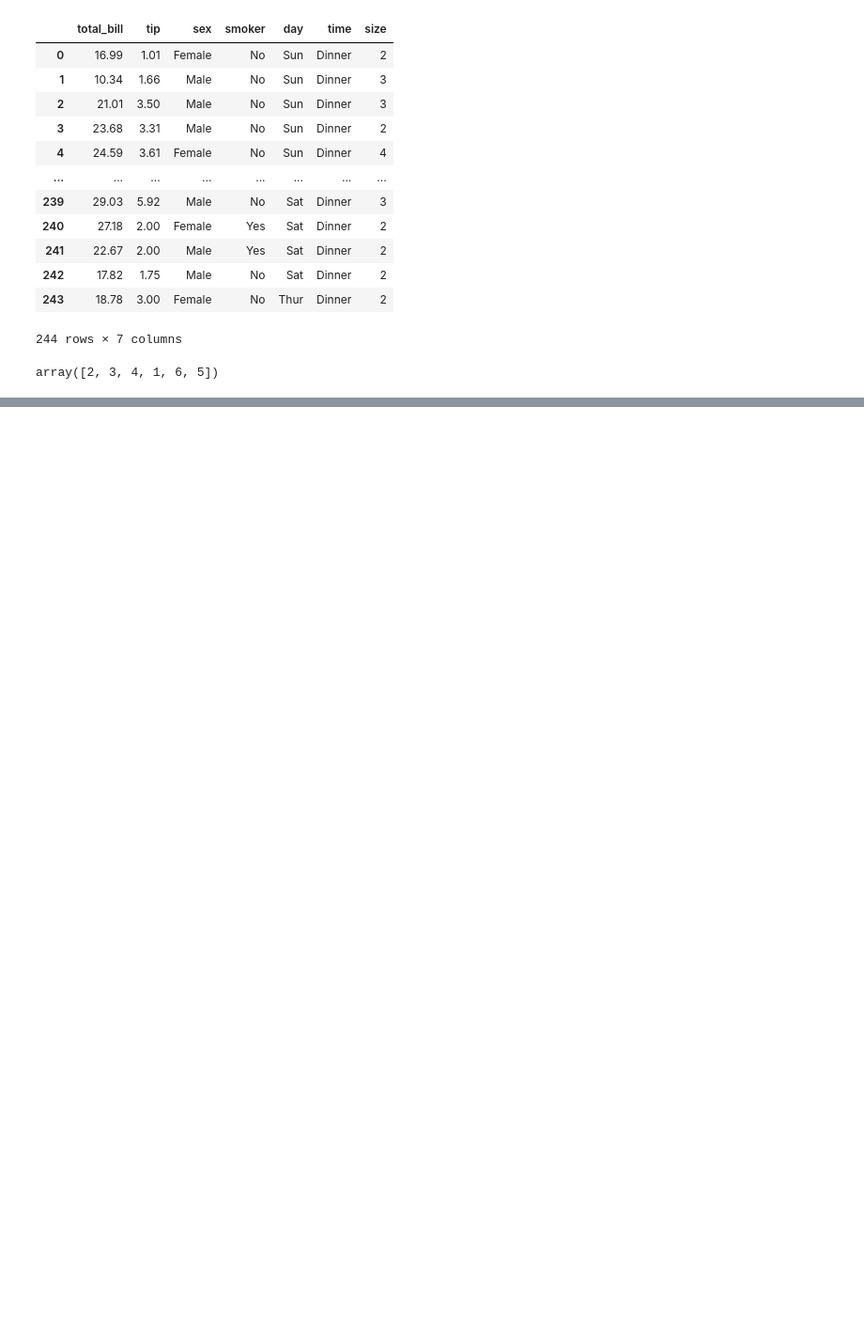
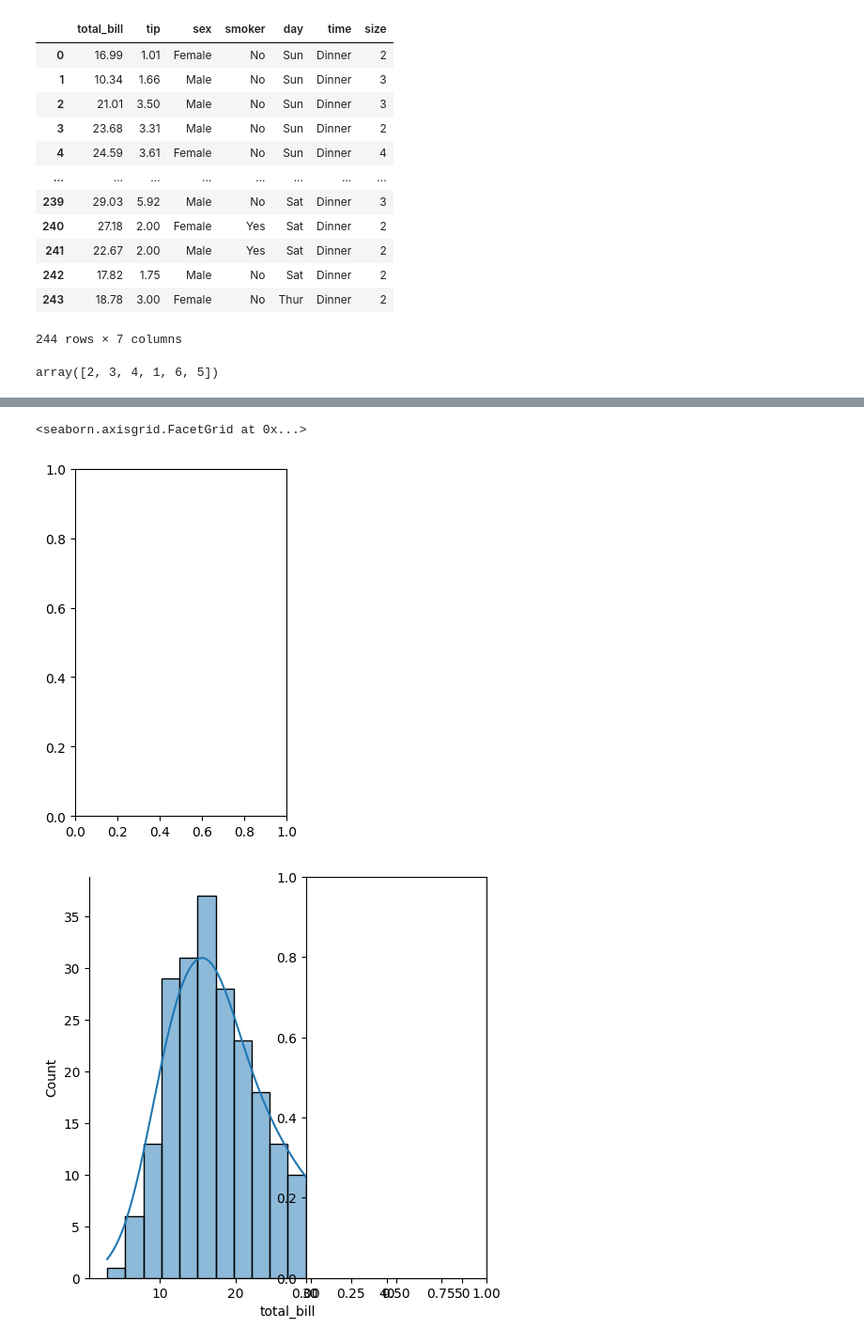
Before and after one commit to shubhamgupta2702/Matplotlib-Seaborn-AIML, a Jupyter notebook: Distribution Plots/distribution.ipynb, the cells around one changed output, grey strips where cells are left out. Shown: that part at 94% size. Drawn from its saved outputs; the diff is of its cells as text; code cells hidden in the pictures; blank space fills up the shorter version.

```diff
--- a/Distribution Plots/distribution.ipynb
+++ b/Distribution Plots/distribution.ipynb
@@ -31,0 +33,9 @@ sns.displot(df['total_bill'],bins = 100, kde = True)  #distplot same histplot
+# %%
+plt.subplot(1,2,1)
+sns.displot(df['total_bill'], bins = 20,kde = True)
+plt.subplot(1,2,2)
+sns.displot(df['tip'], bins = 20,kde =True)
+# %% [output]
+<seaborn.axisgrid.FacetGrid at 0x...>
+[figure, added]
+[figure, added]
```
Also changed, not shown: parts of 9 cells of this notebook, 3 other files.
